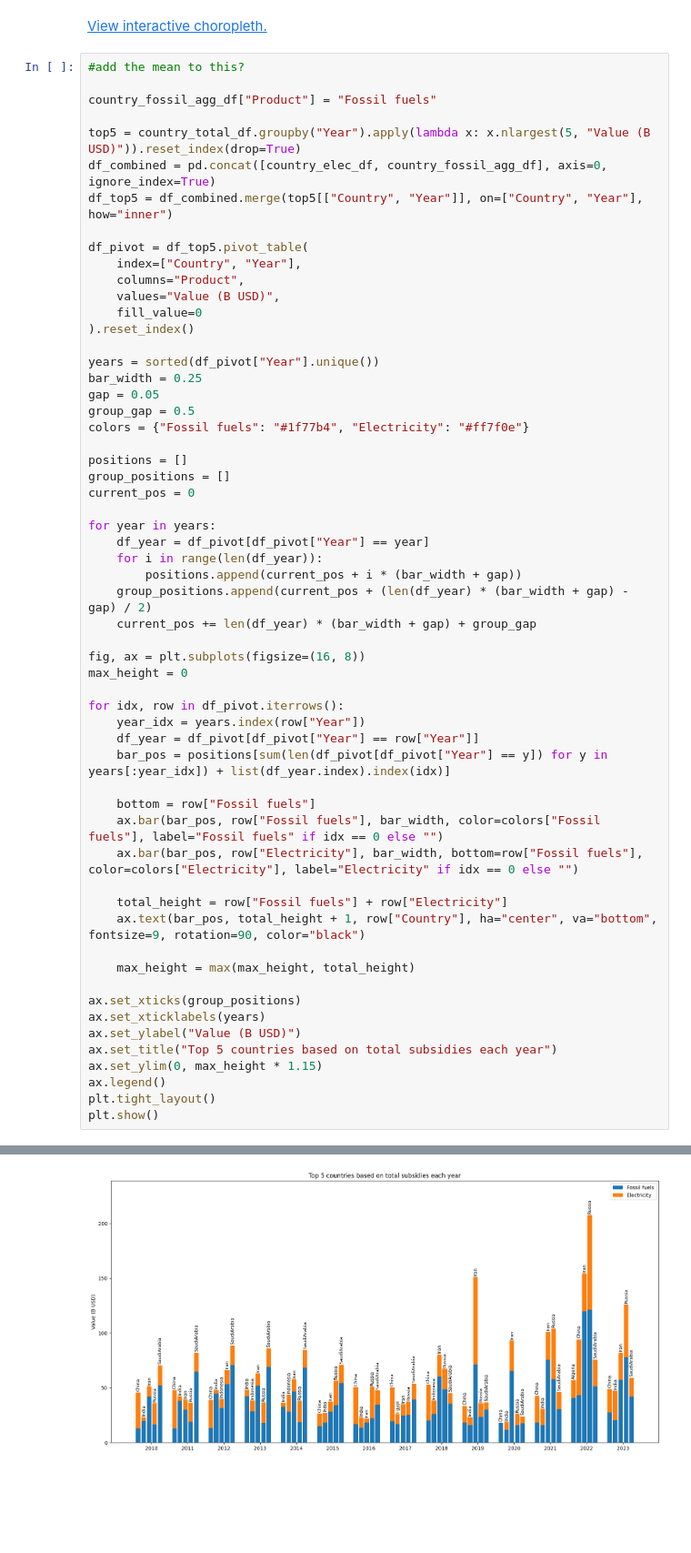
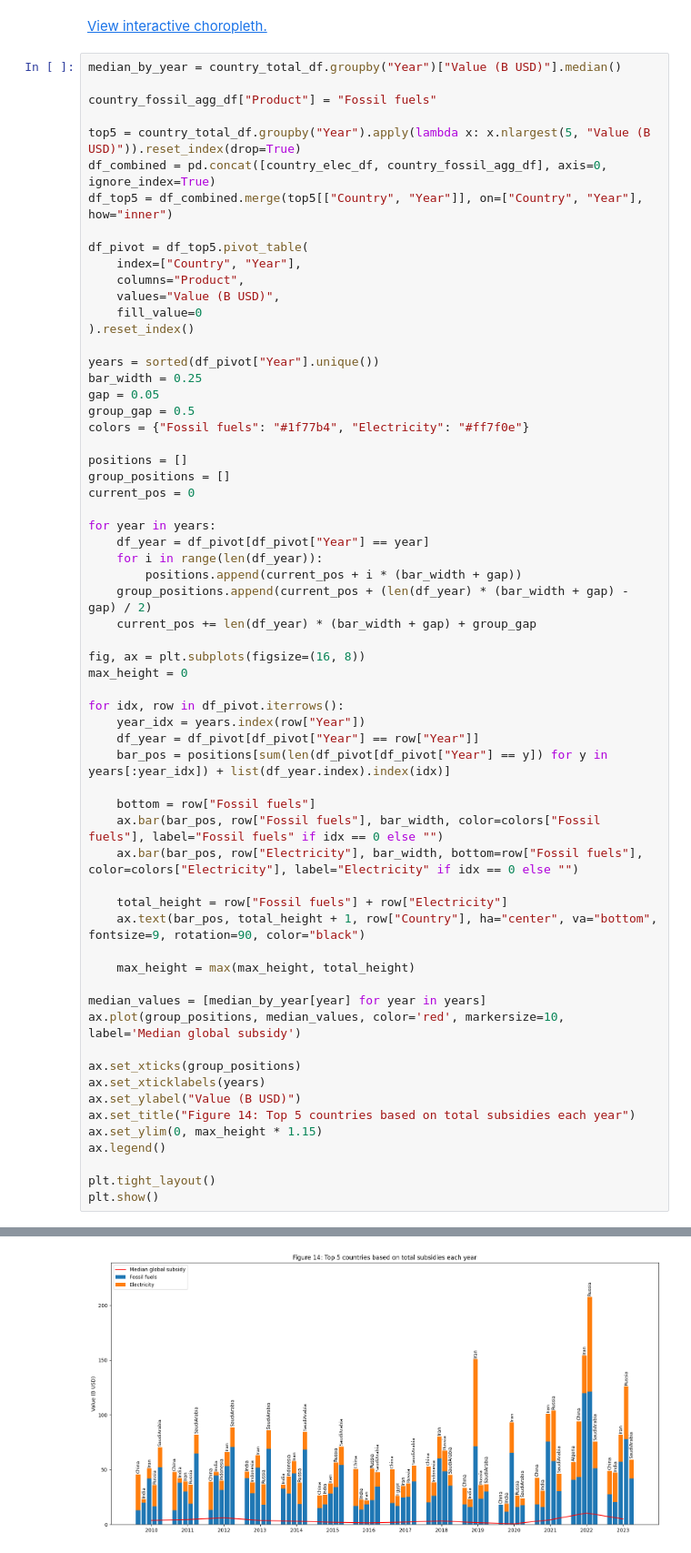
Before and after one commit to reb-scho/subsidies, a Jupyter notebook: subsidies.ipynb, the cells around one changed output, grey strips where cells are left out. Shown at 91% size. Saved outputs shown, nothing was run; the diff lists cells and outputs as text; blank space fills up the shorter version.

```diff
--- a/subsidies.ipynb
+++ b/subsidies.ipynb
@@ -267,7 +267,7 @@ The library used by the *country names* `locationmode` option is changing in an
 # %% [markdown]
 [View interactive choropleth.](https://reb-scho.github.io/subsidies/choropleth.html)
 # %%
-#add the mean to this?
+median_by_year = country_total_df.groupby("Year")["Value (B USD)"].median()
 
 country_fossil_agg_df["Product"] = "Fossil fuels"
 
@@ -298,32 +298,36 @@ for year in years:
         positions.append(current_pos + i * (bar_width + gap))
     group_positions.append(current_pos + (len(df_year) * (bar_width + gap) - gap) / 2)
     current_pos += len(df_year) * (bar_width + gap) + group_gap
 
 fig, ax = plt.subplots(figsize=(16, 8))
 max_height = 0
 
 for idx, row in df_pivot.iterrows():
     year_idx = years.index(row["Year"])
     df_year = df_pivot[df_pivot["Year"] == row["Year"]]
     bar_pos = positions[sum(len(df_pivot[df_pivot["Year"] == y]) for y in years[:year_idx]) + list(df_year.index).index(idx)]
 
     bottom = row["Fossil fuels"]
     ax.bar(bar_pos, row["Fossil fuels"], bar_width, color=colors["Fossil fuels"], label="Fossil fuels" if idx == 0 else "")
     ax.bar(bar_pos, row["Electricity"], bar_width, bottom=row["Fossil fuels"], color=colors["Electricity"], label="Electricity" if idx == 0 else "")
 
     total_height = row["Fossil fuels"] + row["Electricity"]
     ax.text(bar_pos, total_height + 1, row["Country"], ha="center", va="bottom", fontsize=9, rotation=90, color="black")
 
     max_height = max(max_height, total_height)
 
+median_values = [median_by_year[year] for year in years]
+ax.plot(group_positions, median_values, color='red', markersize=10, label='Median global subsidy')
+
 ax.set_xticks(group_positions)
 ax.set_xticklabels(years)
 ax.set_ylabel("Value (B USD)")
-ax.set_title("Top 5 countries based on total subsidies each year")
+ax.set_title("Figure 14: Top 5 countries based on total subsidies each year")
 ax.set_ylim(0, max_height * 1.15)
 ax.legend()
+
 plt.tight_layout()
 plt.show()
 # %% [output]
 DataFrameGroupBy.apply operated on the grouping columns. This behavior is deprecated, and in a future version of pandas the grouping columns will be excluded from the operation. Either pass `include_g ...
-[figure, old version]
+[figure, new version]
```
Also changed, not shown: parts of 5 cells of this notebook.
